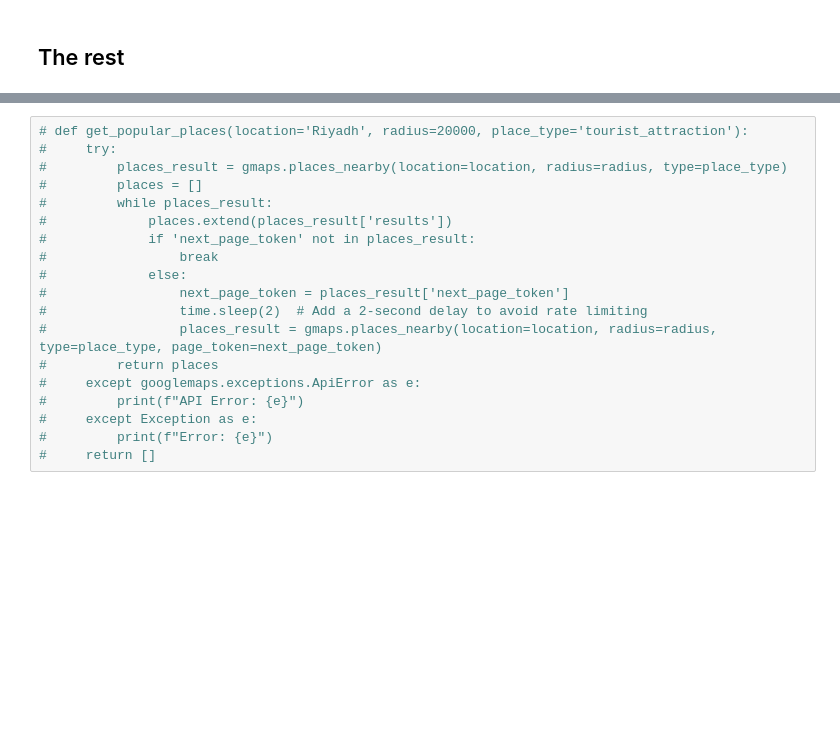
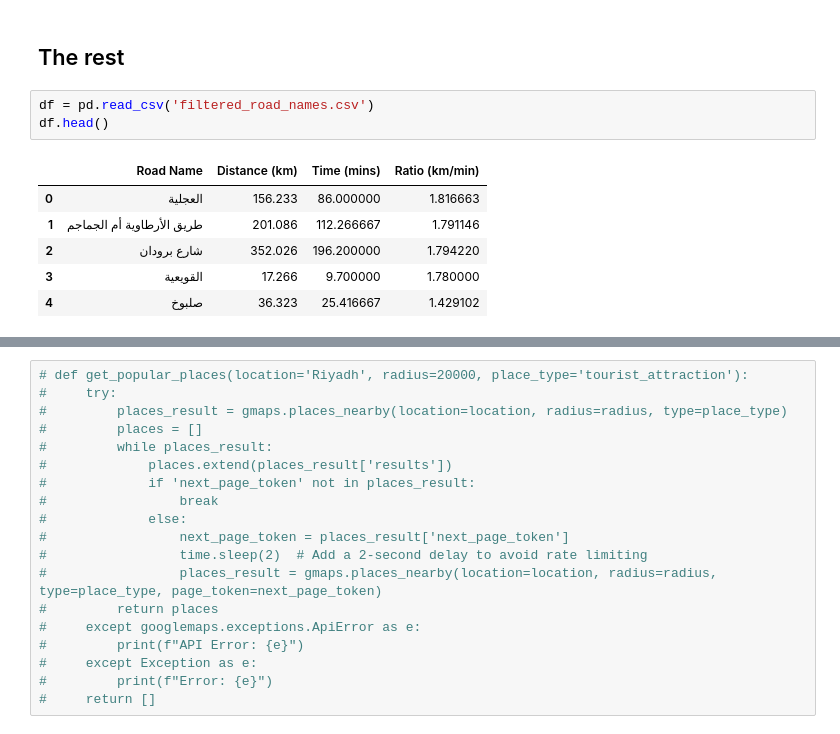
Before and after one commit to MajidAlmadani/Sum---, a Jupyter notebook: WebScraping/index.ipynb, the cells around one changed output, grey strips where cells are left out. Drawn from its saved outputs; the diff is of its cells as text; blank space fills up the shorter version.

Commit message:
Sub: Filter & Clean Road names

```diff
--- a/WebScraping/index.ipynb
+++ b/WebScraping/index.ipynb
@@ -313,2 +460,12 @@ print(len(loaded_road_names))
 # %% [markdown]
 ## The rest
+# %%
+df = pd.read_csv('filtered_road_names.csv')
+df.head()
+# %% [output]
+|  | Road Name | Distance (km) | Time (mins) | Ratio (km/min) |
+| 0 | العجلية | 156.233 | 86.000000 | 1.816663 |
+| 1 | طريق الأرطاوية أم الجماجم | 201.086 | 112.266667 | 1.791146 |
+| 2 | شارع برودان | 352.026 | 196.200000 | 1.794220 |
+| 3 | القويعية | 17.266 | 9.700000 | 1.780000 |
+| 4 | صلبوخ | 36.323 | 25.416667 | 1.429102 |
```
Also changed, not shown: parts of 14 cells of this notebook, 5 other files.
